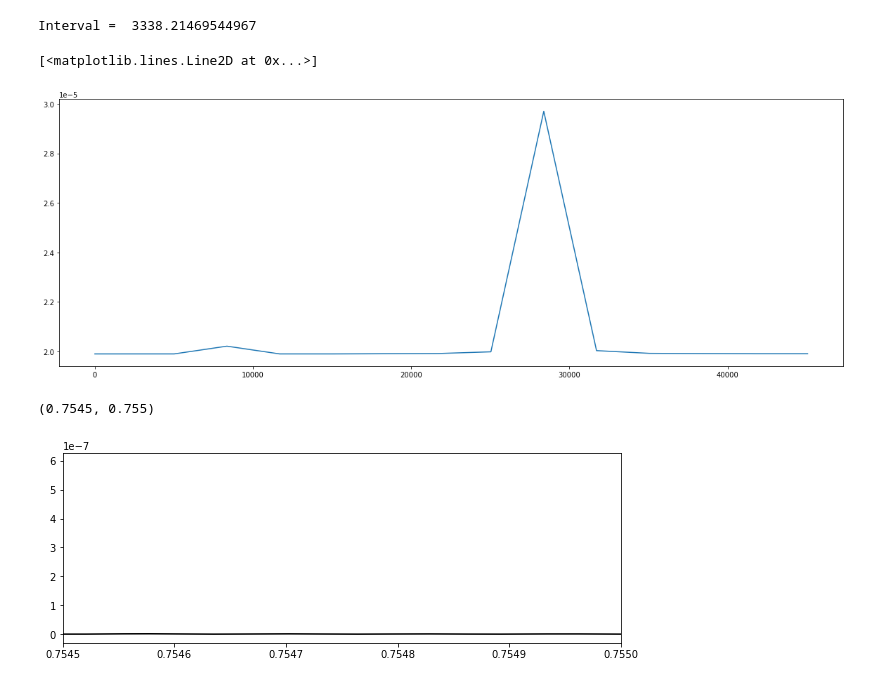
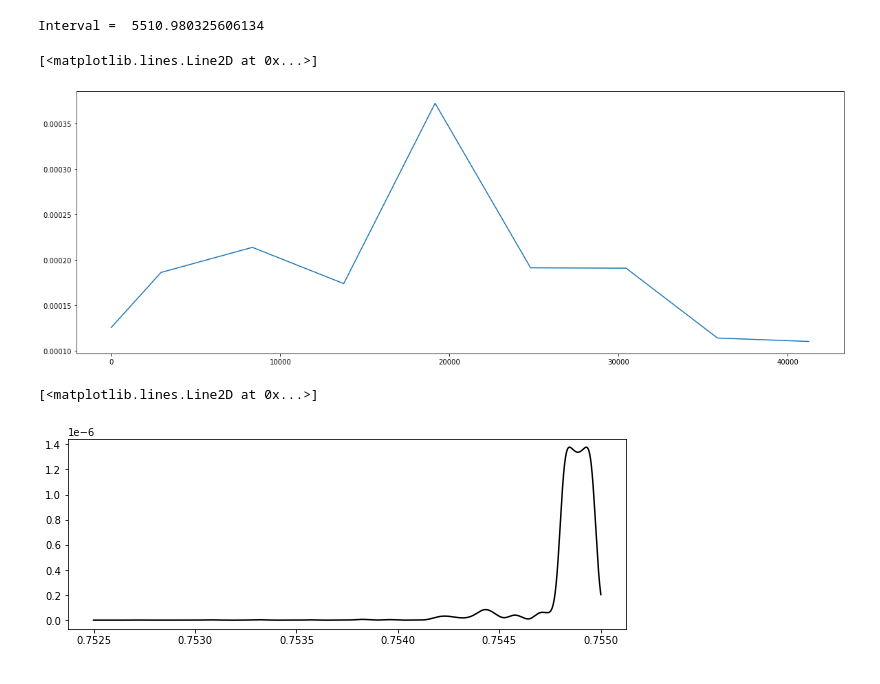
Before and after one commit to Samrat0512/IIST-MS-Project, a Jupyter notebook: Lightcurves/plotting_lightcurves.ipynb, the cells around one changed output. Cells and saved outputs as stored; diff of their text form; code cells hidden in the pictures.

```diff
--- a/Lightcurves/plotting_lightcurves.ipynb
+++ b/Lightcurves/plotting_lightcurves.ipynb
@@ -4,7 +4,7 @@ import numpy as np
 import matplotlib.pyplot as plt
 import scipy.signal as sig
 # %%
-file_name = 'acisf15258_000N021_r0031u_lc3.fits'
+file_name = 'acisf15258_000N021_r0031s_lc3.fits'
 result = fits.open('usrid_1/'+file_name)
 result.info()
 # %% [output]
@@ -42,32 +42,32 @@ Resolution = 16.679953515529633 s
 # %%
 #making time bins
-num_bin = 15
+num_bin = 9
 t_max = np.max(dt)
 t_min = np.min(dt)
 interval = (t_max - t_min)/num_bin
 print('Interval = ',interval)
 t_bins = np.zeros(num_bin)
 count_bin = np.zeros(num_bin)
 sum = 0
 j = 0
 for i in range(num_bin):
     t_sum = 0
     count_array = []
     count = 0
     while dt[j] <= t_min + i*interval:
         t_sum += dt[j]
         count_array.append(lc_count_rate[j])
         count += 1
         j += 1
     t_bins[i] = t_sum/count
     count_bin[i] = np.max(count_array)
 
 plt.figure(figsize = [20,7])
 plt.plot(t_bins,count_bin)
 # %% [output]
-Interval =  3338.21469544967
+Interval =  5510.980325606134
 [<matplotlib.lines.Line2D at 0x...>]
-[figure, old version]
+[figure, new version]
 # %%
 w = np.linspace(0.7525, 0.755, 10000)
 # %%
@@ -78,7 +78,7 @@ lc_count_rate_f = sig.lombscargle(dt, lc_count_rate,w)
 plt.figure(figsize = [10,3.5])
 plt.plot(w, lc_count_rate_f, c = 'k')
 #plt.errorbar(dt, lc_count_rate, lc_count_rate_err, fmt = 'none', c = 'pink')
-plt.xlim(0.7545,0.7550)
+#plt.xlim(0.7545,0.7550)
 # %% [output]
-(0.7545, 0.755)
+[<matplotlib.lines.Line2D at 0x...>]
-[figure, old version]
+[figure, new version]
```
Also changed, not shown: parts of 2 cells of this notebook, 46 other files.
